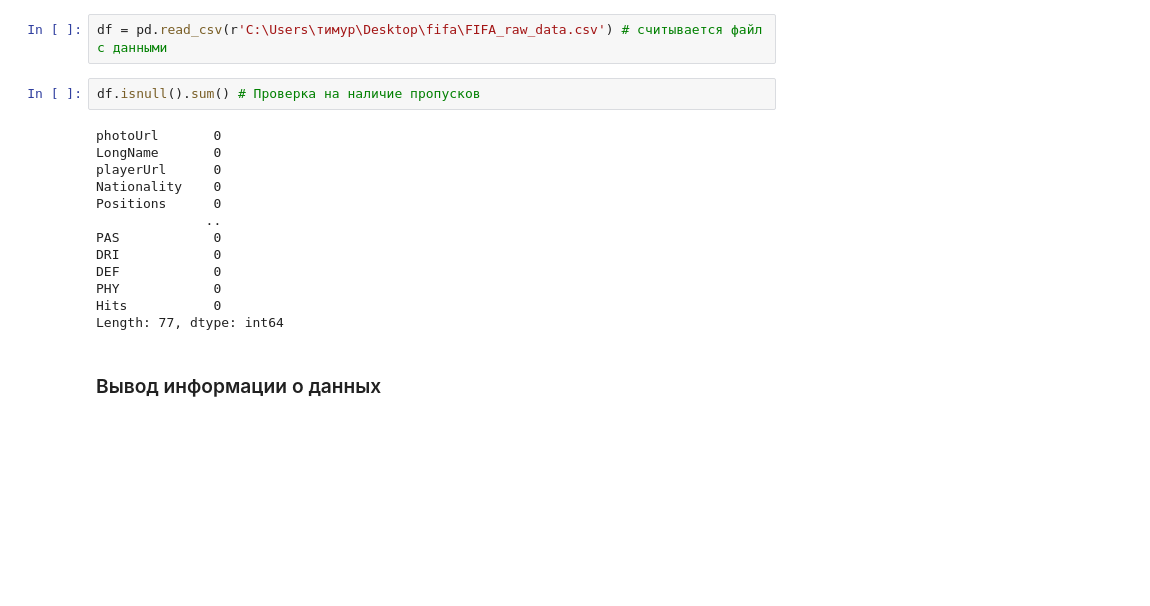
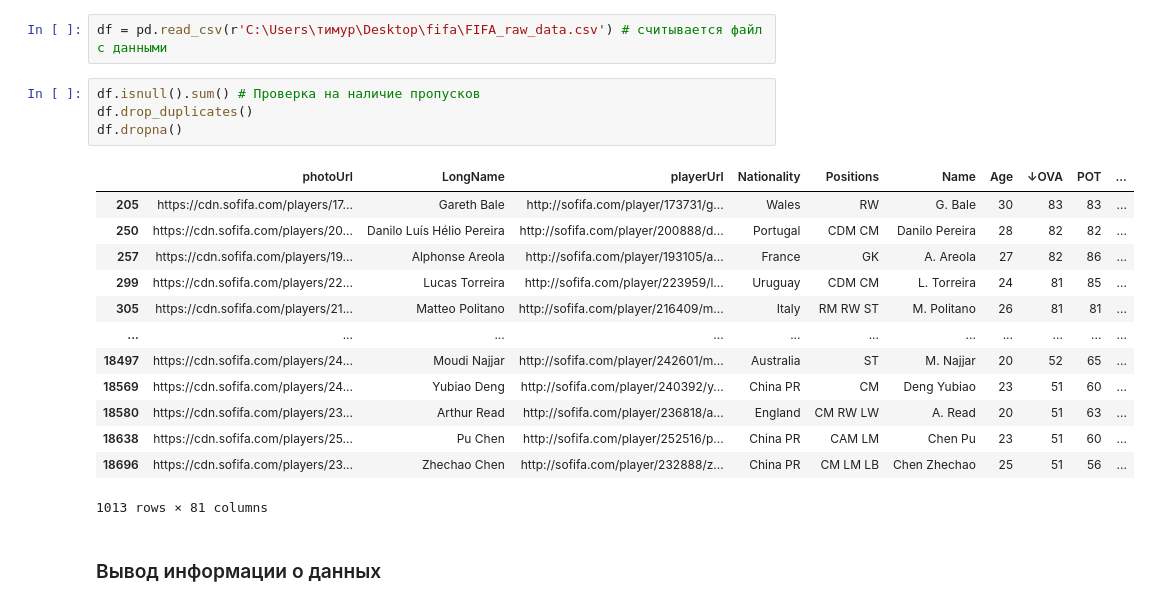
Before and after one commit to wDemka/sovmestnya, a Jupyter notebook: FIFA_Отчет.ipynb, the cells around one changed output. Saved outputs shown, nothing was run; the diff lists cells and outputs as text; blank space fills up the shorter version.

```diff
--- a/FIFA_Отчет.ipynb
+++ b/FIFA_Отчет.ipynb
@@ -33,18 +33,21 @@ warnings.filterwarnings('ignore') # отключаются все предупр
 df = pd.read_csv(r'C:\Users\тимур\Desktop\fifa\FIFA_raw_data.csv') # считывается файл с данными
 # %%
 df.isnull().sum() # Проверка на наличие пропусков
+df.drop_duplicates()
+df.dropna()
 # %% [output]
+|  | photoUrl | LongName | playerUrl | Nationality | Positions | Name | Age | ↓OVA | POT | ... |
+| 205 | https://cdn.sofifa.com/players/17... | Gareth Bale | http://sofifa.com/player/173731/g... | Wales | RW | G. Bale | 30 | 83 | 83 | ... |
+| 250 | https://cdn.sofifa.com/players/20... | Danilo Luís Hélio Pereira | http://sofifa.com/player/200888/d... | Portugal | CDM CM | Danilo Pereira | 28 | 82 | 82 | ... |
+| 257 | https://cdn.sofifa.com/players/19... | Alphonse Areola | http://sofifa.com/player/193105/a... | France | GK | A. Areola | 27 | 82 | 86 | ... |
+| 299 | https://cdn.sofifa.com/players/22... | Lucas Torreira | http://sofifa.com/player/223959/l... | Uruguay | CDM CM | L. Torreira | 24 | 81 | 85 | ... |
+| 305 | https://cdn.sofifa.com/players/21... | Matteo Politano | http://sofifa.com/player/216409/m... | Italy | RM RW ST | M. Politano | 26 | 81 | 81 | ... |
+| ... | ... | ... | ... | ... | ... | ... | ... | ... | ... | ... |
+| 18497 | https://cdn.sofifa.com/players/24... | Moudi Najjar | http://sofifa.com/player/242601/m... | Australia | ST | M. Najjar | 20 | 52 | 65 | ... |
+| 18569 | https://cdn.sofifa.com/players/24... | Yubiao Deng | http://sofifa.com/player/240392/y... | China PR | CM | Deng Yubiao | 23 | 51 | 60 | ... |
+| 18580 | https://cdn.sofifa.com/players/23... | Arthur Read | http://sofifa.com/player/236818/a... | England | CM RW LW | A. Read | 20 | 51 | 63 | ... |
+| 18638 | https://cdn.sofifa.com/players/25... | Pu Chen | http://sofifa.com/player/252516/p... | China PR | CAM LM | Chen Pu | 23 | 51 | 60 | ... |
+| 18696 | https://cdn.sofifa.com/players/23... | Zhechao Chen | http://sofifa.com/player/232888/z... | China PR | CM LM LB | Chen Zhechao | 25 | 51 | 56 | ... |
-photoUrl       0
-LongName       0
-playerUrl      0
-Nationality    0
-Positions      0
-              ..
-PAS            0
-DRI            0
-DEF            0
-PHY            0
-Hits           0
-Length: 77, dtype: int64
+1013 rows × 81 columns
 # %% [markdown]
 ### Вывод информации о данных
```
Also changed, not shown: parts of 1 cell of this notebook.
